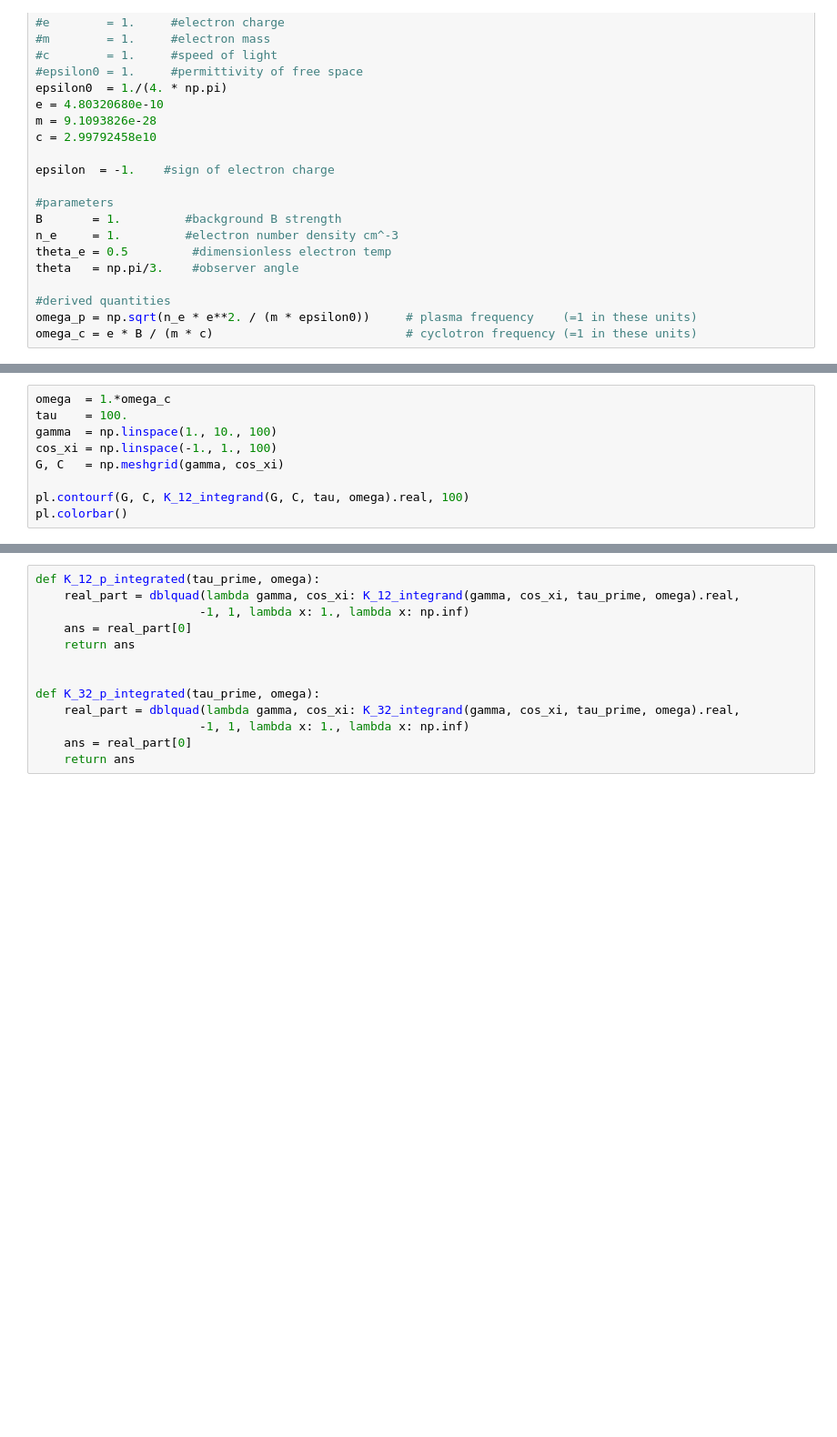
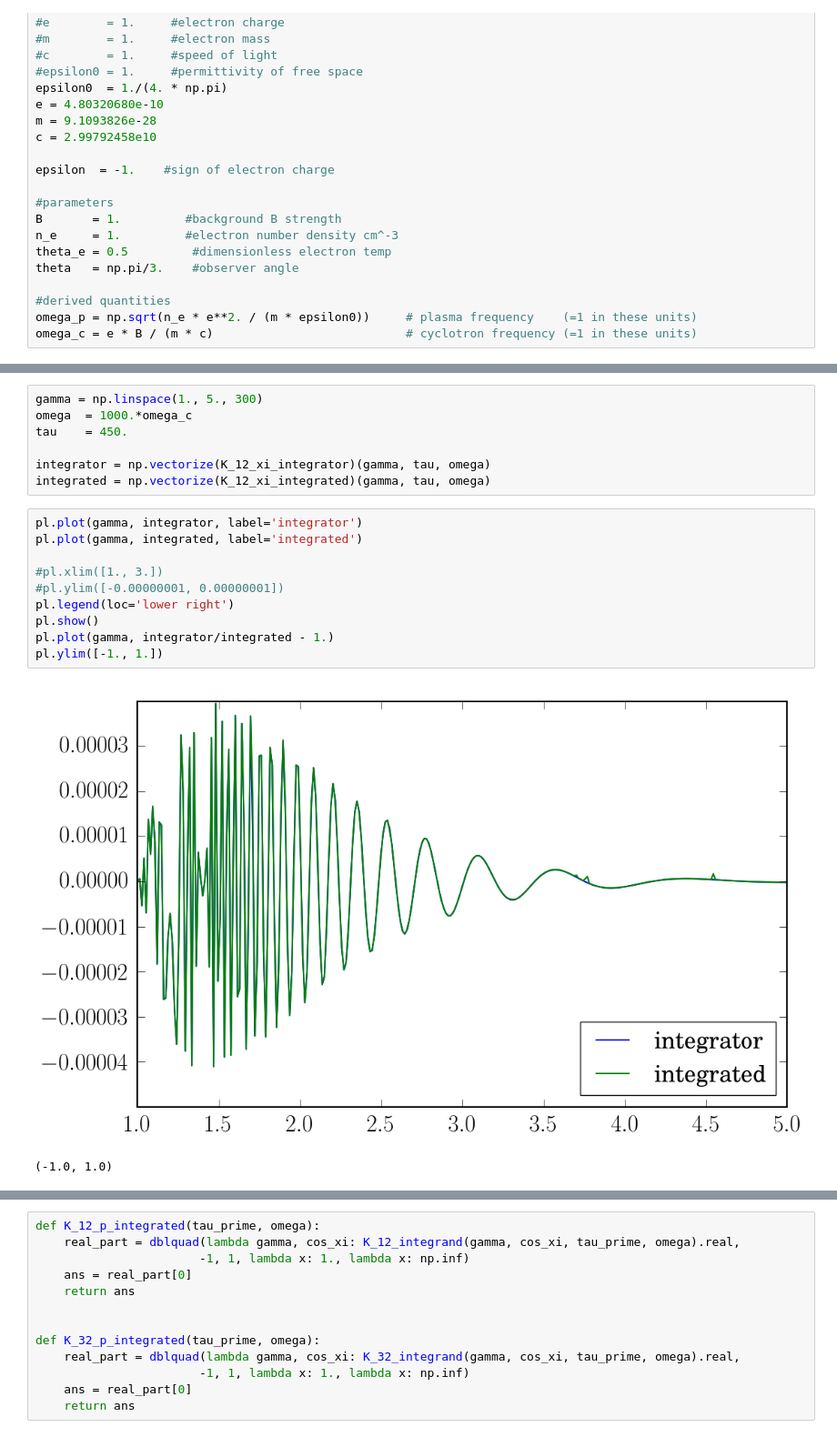
Before and after one commit to aapandy2/dielectric_tensor_tests, a Jupyter notebook: alpha_V_gamxi.ipynb, the cells around one changed output, grey strips where cells are left out. Shown at 91% size. Cells and saved outputs as stored; diff of their text form; blank space fills up the shorter version.

```diff
--- a/alpha_V_gamxi.ipynb
+++ b/alpha_V_gamxi.ipynb
@@ -107,9 +99,0 @@ def K_32_integrand(gamma, cos_xi, tau_prime, omega):
-# %%
-omega  = 1.*omega_c
-tau    = 100.
-gamma  = np.linspace(1., 10., 100)
-cos_xi = np.linspace(-1., 1., 100)
-G, C   = np.meshgrid(gamma, cos_xi)
-
-pl.contourf(G, C, K_12_integrand(G, C, tau, omega).real, 100)
-pl.colorbar()
@@ -118,0 +141,20 @@ pl.colorbar()
+# %%
+gamma = np.linspace(1., 5., 300)
+omega  = 1000.*omega_c
+tau    = 450.
+
+integrator = np.vectorize(K_12_xi_integrator)(gamma, tau, omega)
+integrated = np.vectorize(K_12_xi_integrated)(gamma, tau, omega)
+# %%
+pl.plot(gamma, integrator, label='integrator')
+pl.plot(gamma, integrated, label='integrated')
+
+#pl.xlim([1., 3.])
+#pl.ylim([-0.00000001, 0.00000001])
+pl.legend(loc='lower right')
+pl.show()
+pl.plot(gamma, integrator/integrated - 1.)
+pl.ylim([-1., 1.])
+# %% [output]
+[figure, added]
+(-1.0, 1.0)
```
Also changed, not shown: parts of 10 cells of this notebook, 1 other file.
